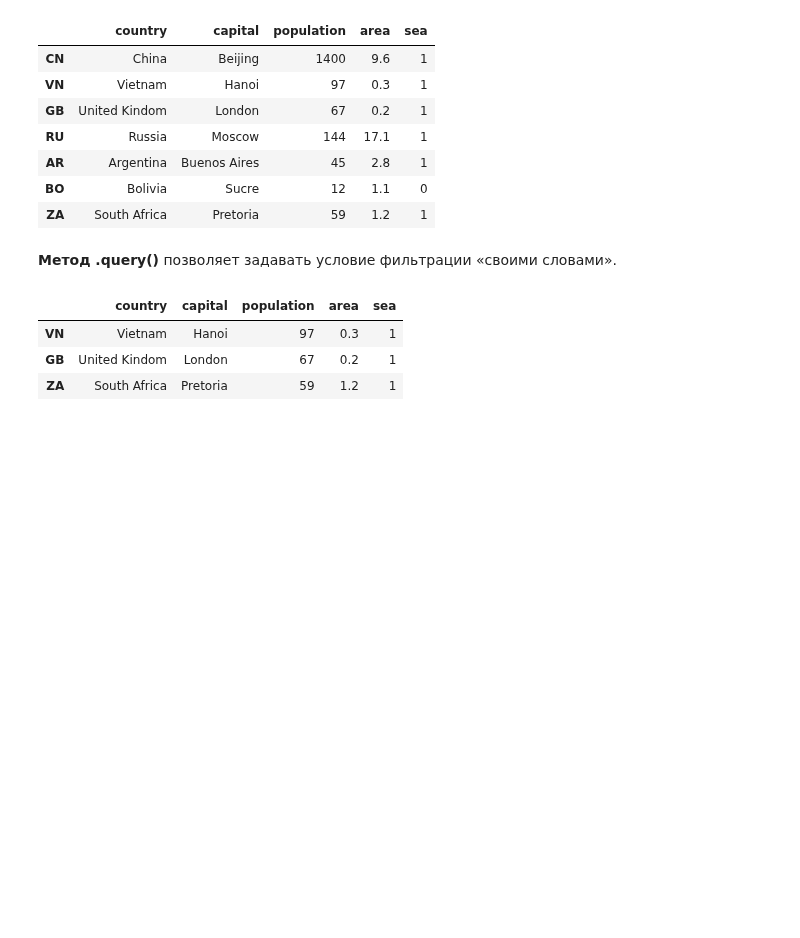
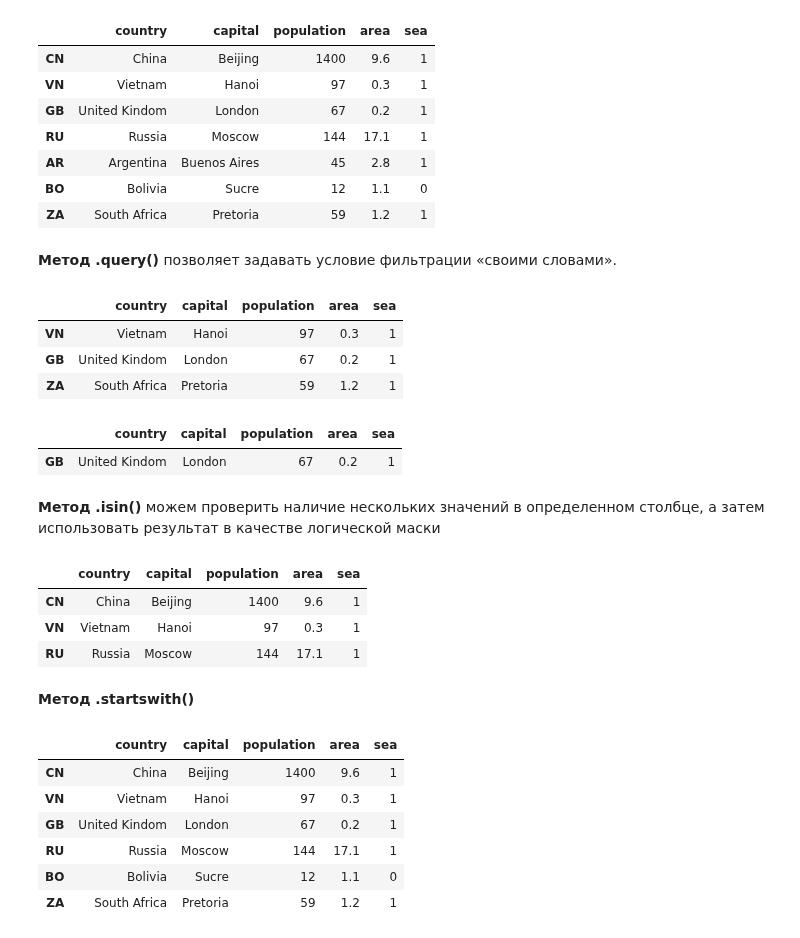
Before and after one commit to ShaidulinAndrew/Pandas_classes, a Jupyter notebook: Pandas_makarov.ipynb, the cells around one changed output. Cells and saved outputs as stored; diff of their text form; code cells hidden in the pictures; blank space fills up the shorter version.

```diff
--- a/Pandas_makarov.ipynb
+++ b/Pandas_makarov.ipynb
@@ -764,4 +764,32 @@ countries.query('population > 50 and area <2')
 | ZA | South Africa | Pretoria | 59 | 1.2 | 1 |
 # %%
 # выведем данные по Великобритании
-countries.query('country == Uni
+countries.query("country == 'United Kindom'")
+# %% [output]
+|  | country | capital | population | area | sea |
+| GB | United Kindom | London | 67 | 0.2 | 1 |
+# %% [markdown]
+__Метод .isin()__ можем проверить наличие нескольких значений в определенном столбце, а затем использовать результат в качестве логической маски
+# %%
+# Найдем строки в которых в столбце capital присутствуют следующие значения
+keyword_list = ['Beijing', 'Moscow', 'Hanoi']
+
+countries[countries.capital.isin(keyword_list)]
+# %% [output]
+|  | country | capital | population | area | sea |
+| CN | China | Beijing | 1400 | 9.6 | 1 |
+| VN | Vietnam | Hanoi | 97 | 0.3 | 1 |
+| RU | Russia | Moscow | 144 | 17.1 | 1 |
+# %% [markdown]
+__Метод .startswith()__
+# %%
+# например для нахождения стран, не начинающихся с буквы А
+countries[ ~ countries.country.str.startswith('A')]
+# %% [output]
+|  | country | capital | population | area | sea |
+| CN | China | Beijing | 1400 | 9.6 | 1 |
+| VN | Vietnam | Hanoi | 97 | 0.3 | 1 |
+| GB | United Kindom | London | 67 | 0.2 | 1 |
+| RU | Russia | Moscow | 144 | 17.1 | 1 |
+| BO | Bolivia | Sucre | 12 | 1.1 | 0 |
+| ZA | South Africa | Pretoria | 59 | 1.2 | 1 |
```
Also changed, not shown: parts of 15 cells of this notebook.
